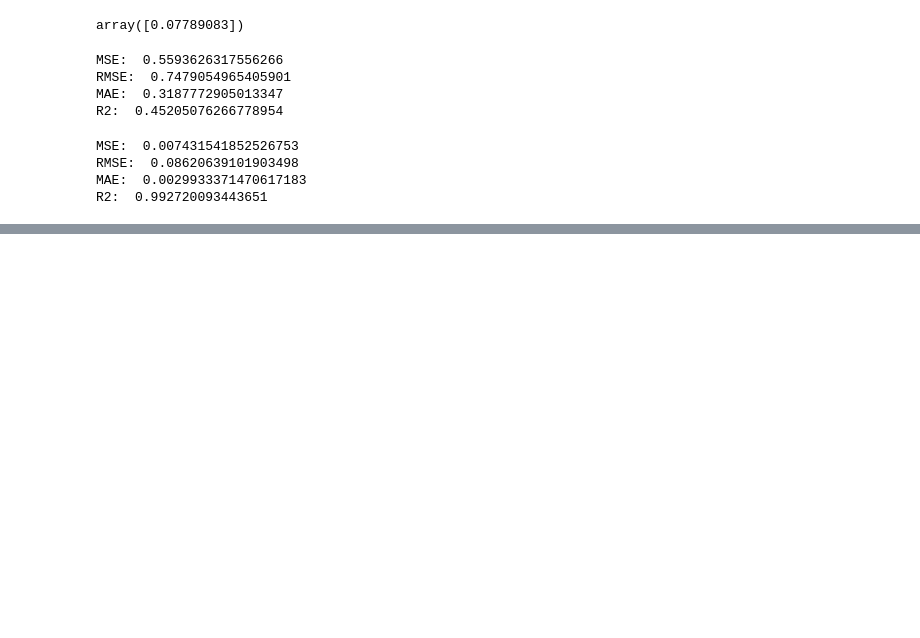
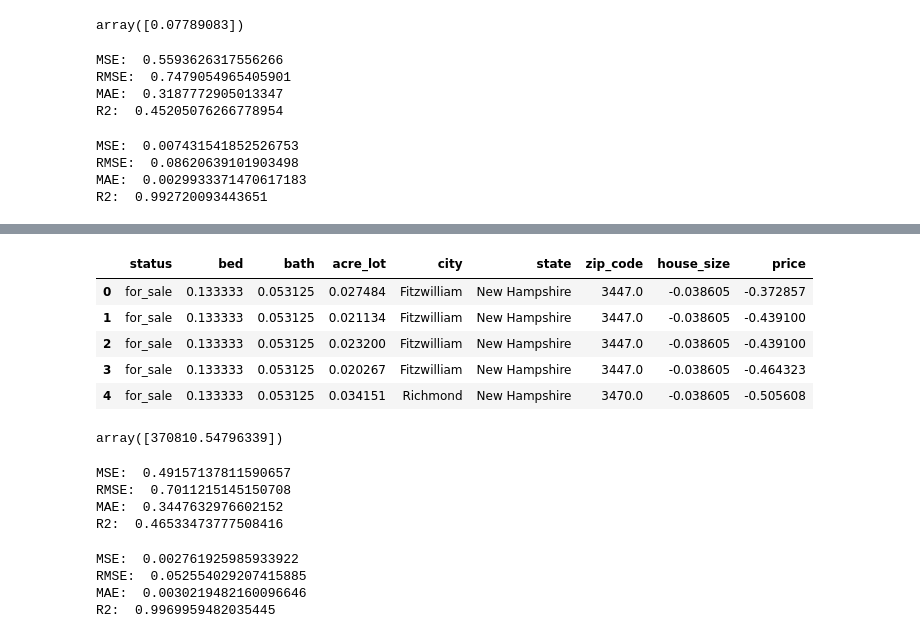
Before and after one commit to sakshamshahu/Housing-Price, a Jupyter notebook: notebook/modelling.ipynb, the cells around one changed output, grey strips where cells are left out. Cells and saved outputs as stored; diff of their text form; code cells hidden in the pictures; blank space fills up the shorter version.

```diff
--- a/notebook/modelling.ipynb
+++ b/notebook/modelling.ipynb
@@ -359,0 +371,66 @@ R2:  0.992720093443651
+# %%
+data_NewHampshire['house_size']= StandardScaler().fit_transform(data_NewHampshire['house_size'].values.reshape(len(data_NewHampshire), 1))
+price_scaler_NewHampshire= StandardScaler().fit(data_NewHampshire['price'].values.reshape(-1, 1))  # Assign to a variable
+data_NewHampshire['price']= price_scaler_NewHampshire.transform(data_NewHampshire['price'].values.reshape(-1, 1))
+data_NewHampshire['bath']= MinMaxScaler().fit_transform(data_NewHampshire['bath'].values.reshape(len(data_NewHampshire), 1))
+data_NewHampshire['bed']= MinMaxScaler().fit_transform(data_NewHampshire['bed'].values.reshape(len(data_NewHampshire), 1))
+data_NewHampshire['acre_lot']= MinMaxScaler().fit_transform(data_NewHampshire['acre_lot'].values.reshape(len(data_NewHampshire), 1))
+# %%
+data_NewHampshire.head()
+# %% [output]
+|  | status | bed | bath | acre_lot | city | state | zip_code | house_size | price |
+| 0 | for_sale | 0.133333 | 0.053125 | 0.027484 | Fitzwilliam | New Hampshire | 3447.0 | -0.038605 | -0.372857 |
+| 1 | for_sale | 0.133333 | 0.053125 | 0.021134 | Fitzwilliam | New Hampshire | 3447.0 | -0.038605 | -0.439100 |
+| 2 | for_sale | 0.133333 | 0.053125 | 0.023200 | Fitzwilliam | New Hampshire | 3447.0 | -0.038605 | -0.439100 |
+| 3 | for_sale | 0.133333 | 0.053125 | 0.020267 | Fitzwilliam | New Hampshire | 3447.0 | -0.038605 | -0.464323 |
+| 4 | for_sale | 0.133333 | 0.053125 | 0.034151 | Richmond | New Hampshire | 3470.0 | -0.038605 | -0.505608 |
+# %%
+X= data_NewHampshire[['bed', 'bath', 'acre_lot', 'zip_code', 'house_size', 'city', 'state']]
+X= pd.get_dummies(X, columns=['city', 'state'])
+y = data_NewHampshire['price']
+
+X_train,X_test, y_train, y_test = train_test_split(X, y, test_size=0.25, random_state=42)
+model=  LinearRegression()
+model.fit(X_train, y_train )
+
+y_pred= model.predict(X_test)
+y_pred_reshaped= y_pred.reshape(-1, 1)
+original_price_predictions= price_scaler_NewHampshire.inverse_transform(y_pred_reshaped)
+absolute_predictions= np.abs(original_price_predictions)
+absolute_predictions[60]
+# %% [output]
+array([370810.54796339])
+# %%
+mse= mean_squared_error(y_test, y_pred)
+rmse= np.sqrt(mse)
+mae= mean_absolute_error(y_test, y_pred)
+r2= r2_score(y_test, y_pred)
+
+print(f'MSE:  {mse}')
+print(f'RMSE:  {rmse}')
+print(f'MAE:  {mae}')
+print(f'R2:  {r2}')
+# %% [output]
+MSE:  0.49157137811590657
+RMSE:  0.7011215145150708
+MAE:  0.3447632976602152
+R2:  0.46533473777508416
+# %%
+model_tree= DecisionTreeRegressor()
+model_tree.fit(X_train, y_train )
+y_pred_tree= model_tree.predict(X_test)
+
+mse_tree= mean_squared_error(y_test, y_pred_tree)
+rmse_tree= np.sqrt(mse_tree)
+mae_tree= mean_absolute_error(y_test, y_pred_tree)
+r2_tree= r2_score(y_test, y_pred_tree)
+
+print(f'MSE:  {mse_tree}')
+print(f'RMSE:  {rmse_tree}')
+print(f'MAE:  {mae_tree}')
+print(f'R2:  {r2_tree}')
+# %% [output]
+MSE:  0.002761925985933922
+RMSE:  0.052554029207415885
+MAE:  0.0030219482160096646
+R2:  0.9969959482035445
```
Also changed, not shown: parts of 2 cells of this notebook.
